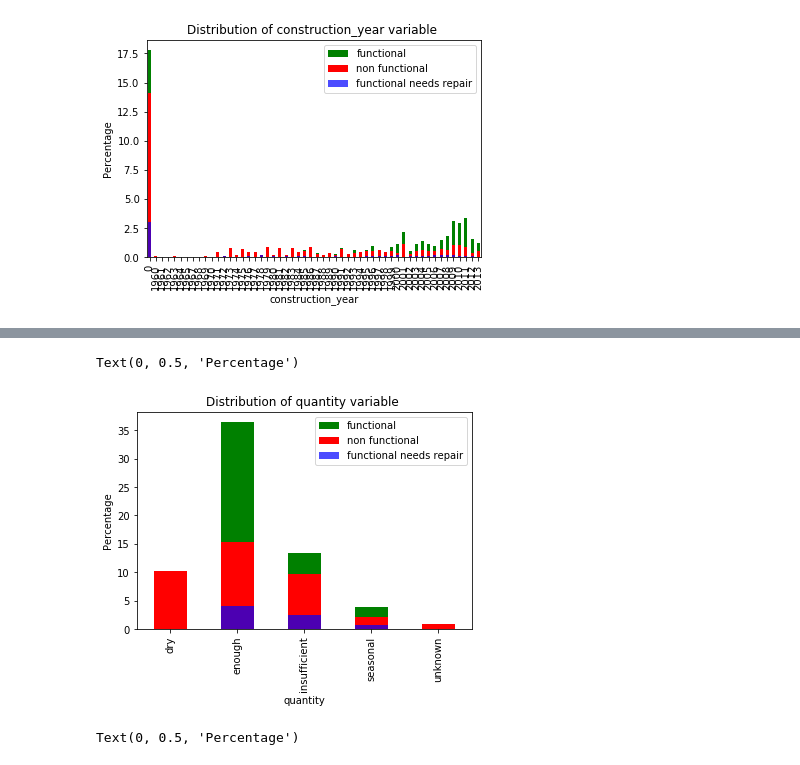
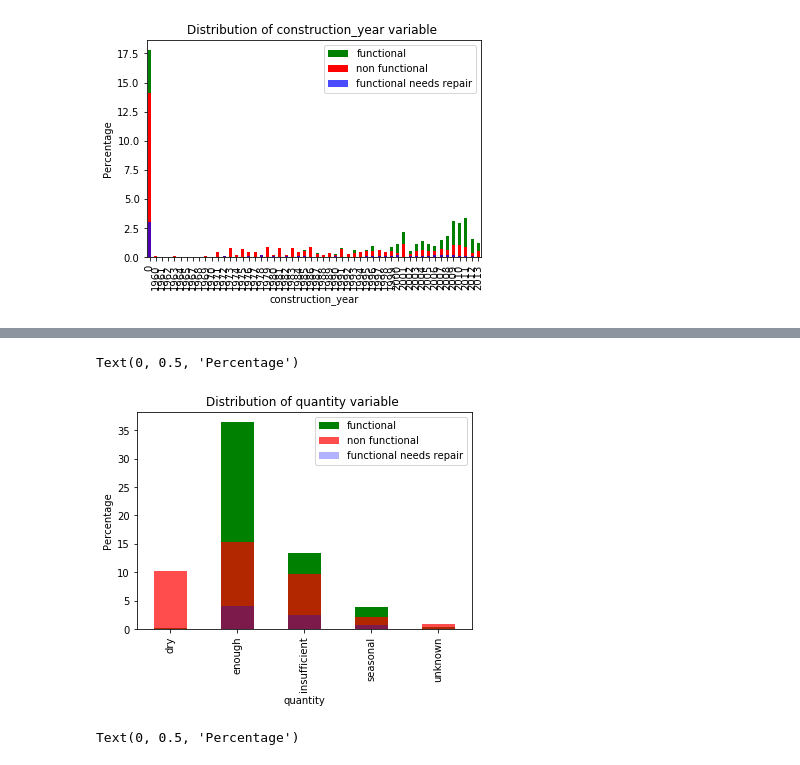
Before and after one commit to mradazoury/Pump_it_Up_ML_project, a Jupyter notebook: Data Exploration.ipynb, the cells around one changed output, grey strips where cells are left out. Drawn from its saved outputs; the diff is of its cells as text; code cells hidden in the pictures.

```diff
--- a/Data Exploration.ipynb
+++ b/Data Exploration.ipynb
@@ -471,15 +471,15 @@ Text(0, 0.5, 'Percentage')
 # %%
 plt.pyplot.show()
 ax = ((train_data[train_data.status_group=='functional'].quantity.value_counts().sort_index()/len(train_data.status_group))*100).plot(kind='bar',color='g', x='quantity')
-((train_data[train_data.status_group=='non functional'].quantity.value_counts().sort_index()/len(train_data.status_group))*100).plot(kind='bar',color='r', x='quantity')
-((train_data[train_data.status_group=='functional needs repair'].quantity.value_counts().sort_index()/len(train_data.status_group)*100)).plot(kind='bar',color='b',alpha= 0.7, ax= ax, x='quantity')
+((train_data[train_data.status_group=='non functional'].quantity.value_counts().sort_index()/len(train_data.status_group))*100).plot(kind='bar',alpha= 0.7,color='r', x='quantity')
+((train_data[train_data.status_group=='functional needs repair'].quantity.value_counts().sort_index()/len(train_data.status_group)*100)).plot(kind='bar',color='b',alpha= 0.3, ax= ax, x='quantity')
 ax.legend(["functional", "non functional","functional needs repair"])
 plt.pyplot.title('Distribution of quantity variable ')
 plt.pyplot.xlabel('quantity')
 plt.pyplot.ylabel('Percentage')
 # %% [output]
 Text(0, 0.5, 'Percentage')
-[figure, old version]
+[figure, new version]
 # %%
 plt.pyplot.show()
 ax = ((train_data[train_data.status_group=='functional'].district_code.value_counts().sort_index()/len(train_data.status_group))*100).plot(kind='bar',color='g', x='district_code')
```
Also changed, not shown: parts of 3 cells of this notebook.
